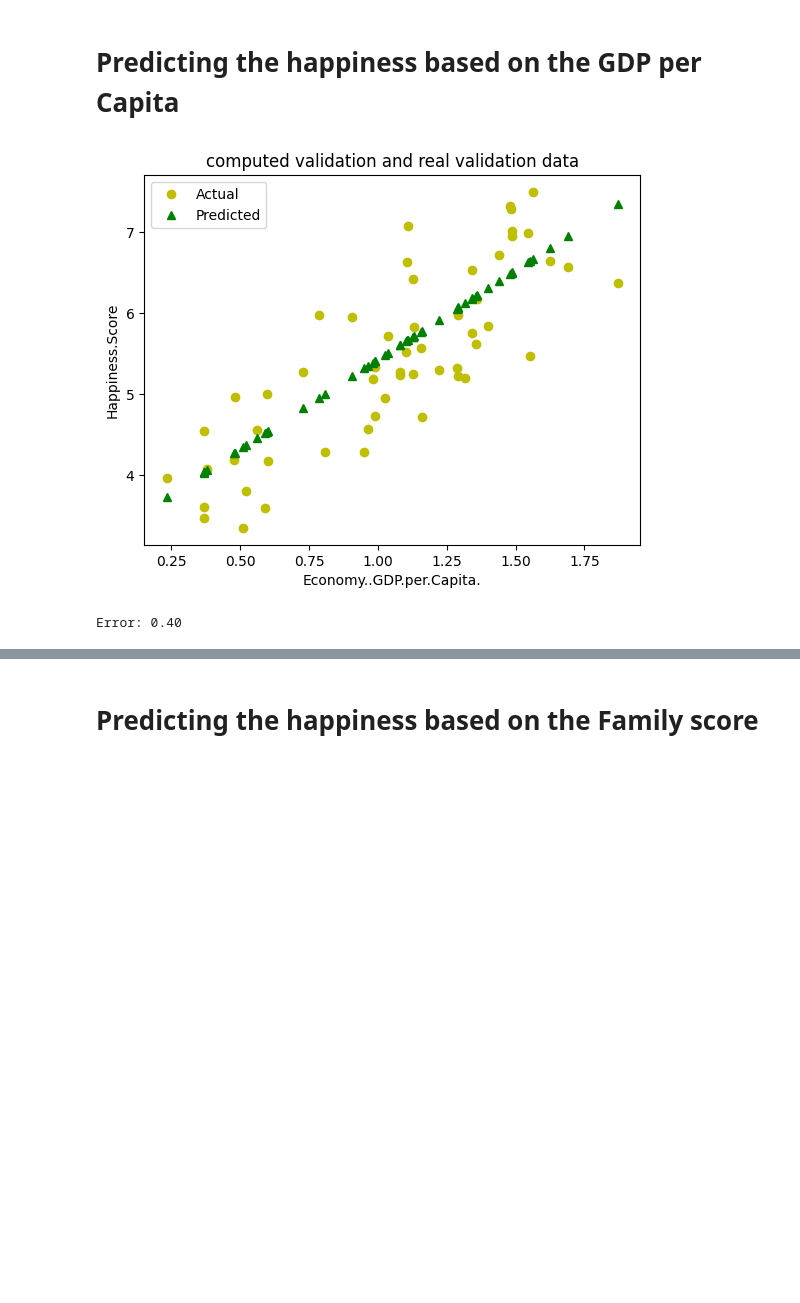
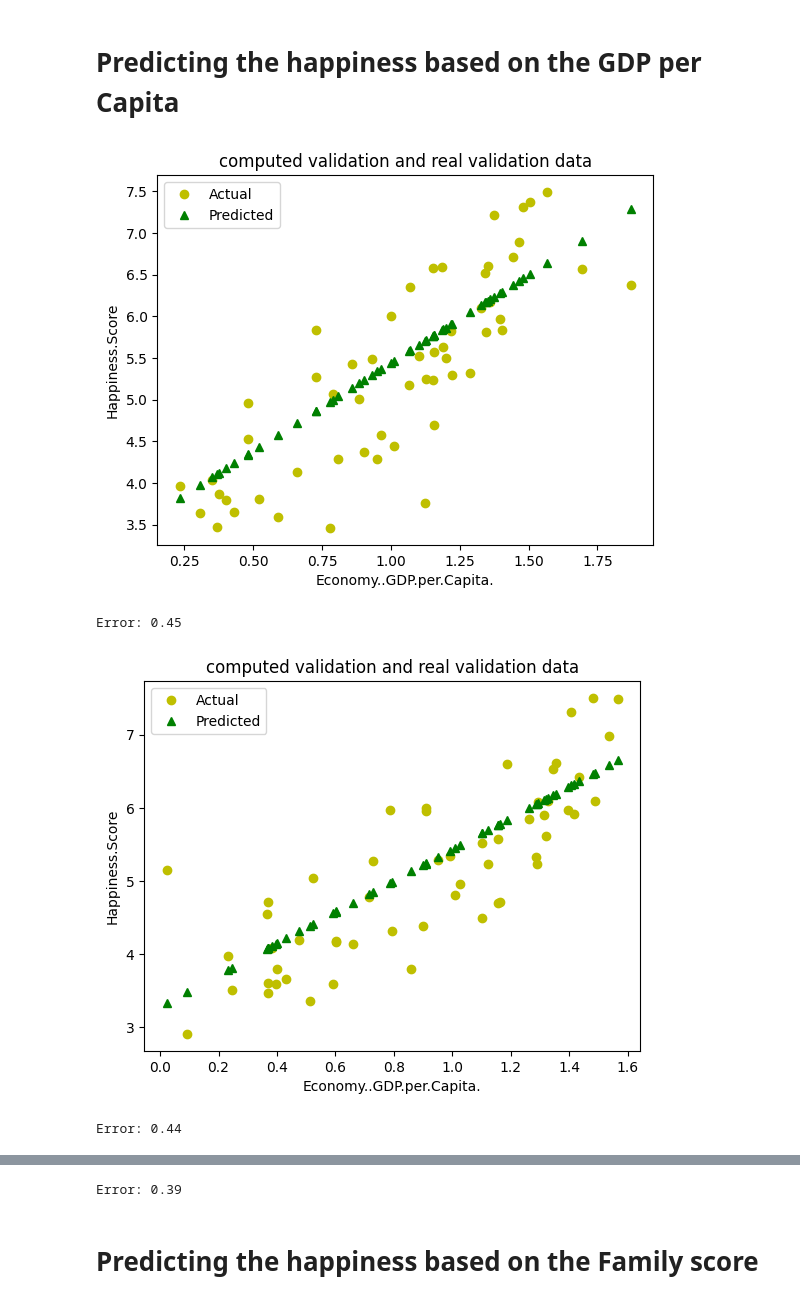
Before and after one commit to zdrobix/csubb, a Jupyter notebook: Semestru 4/IA/lab/lab5/regression.ipynb, the cells around one changed output, grey strips where cells are left out. Saved outputs shown, nothing was run; the diff lists cells and outputs as text; code cells hidden in the pictures; blank space fills up the shorter version.

```diff
--- a/Semestru 4/IA/lab/lab5/regression.ipynb
+++ b/Semestru 4/IA/lab/lab5/regression.ipynb
@@ -7,6 +7,8 @@ from sklearn.linear_model import LinearRegression
 from sklearn.metrics import mean_squared_error
 
 dataset_path = './data/v1_world-happiness-report-2017.csv'
+dataset_path1 = './data/v2_world-happiness-report-2017.csv'
+dataset_path2 = './data/v3_world-happiness-report-2017.csv'
 
 def read_dataset(path):
     df = pd.read_csv(path)
@@ -53,11 +55,15 @@ def get_linear_regression(dataset, input_cols, output_col):
 # Predicting the happiness based on the GDP per Capita
 # %%
 model_gpd_capita = get_linear_regression(read_dataset(dataset_path), ['Economy..GDP.per.Capita.'], 'Happiness.Score')
+_ = get_linear_regression(read_dataset(dataset_path1), ['Economy..GDP.per.Capita.'], 'Happiness.Score')
+_ = get_linear_regression(read_dataset(dataset_path2), ['Economy..GDP.per.Capita.'], 'Happiness.Score')
 
 def run_model():
     gdp_capita = int(input("Enter GDP per Capita: "))
     print(f"Prediction (GPD per Capita = {gdp_capita}):")
     print(f"Happiness score = {model_gpd_capita.predict([[gdp_capita]])[0]}")
 # %% [output]
-[figure, old version]
+[figure, new version]
-Error: 0.40
+Error: 0.45
+[figure, added]
+Error: 0.44
@@ -64,3 +71,4 @@ Error: 0.40
+Error: 0.39
 # %% [markdown]
 # Predicting the happiness based on the Family score
 # %%
```
Also changed, not shown: parts of 3 cells of this notebook, 1 other file.
